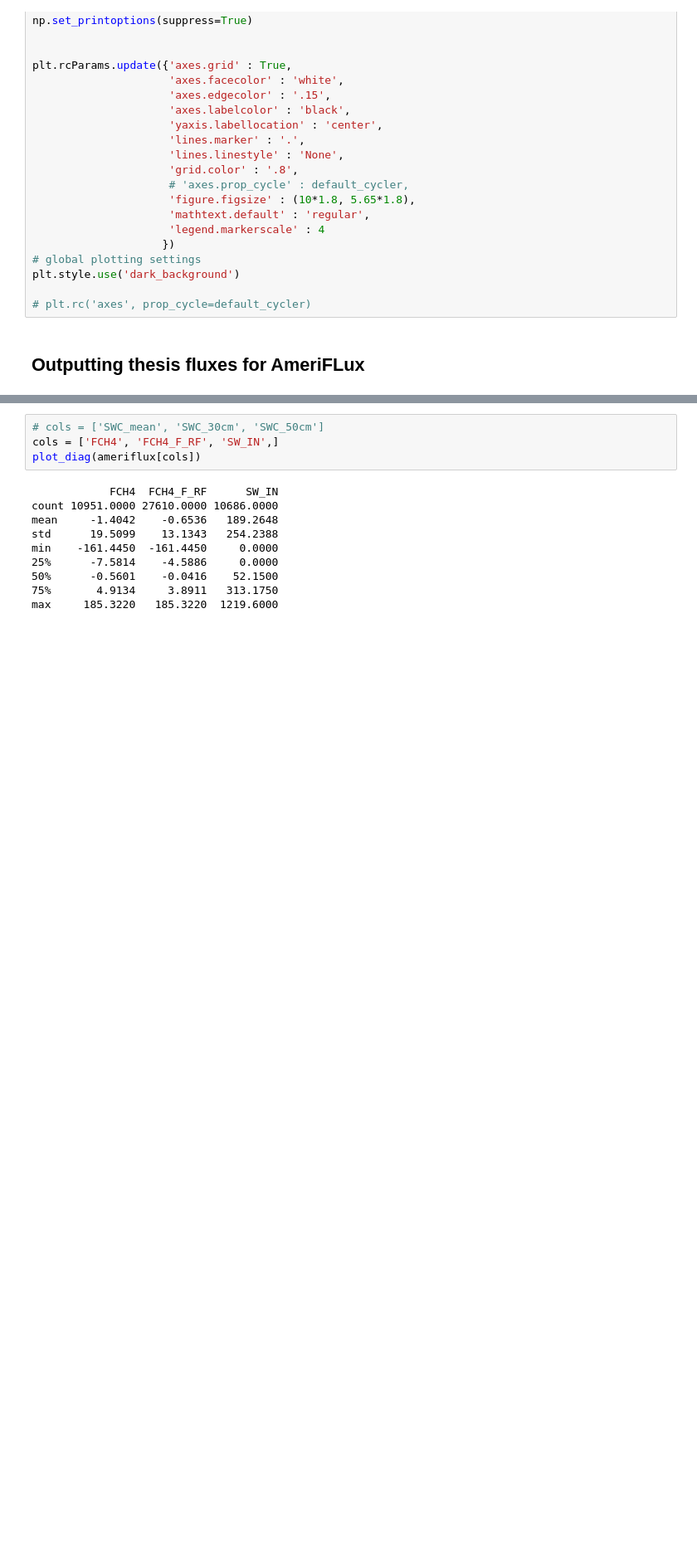
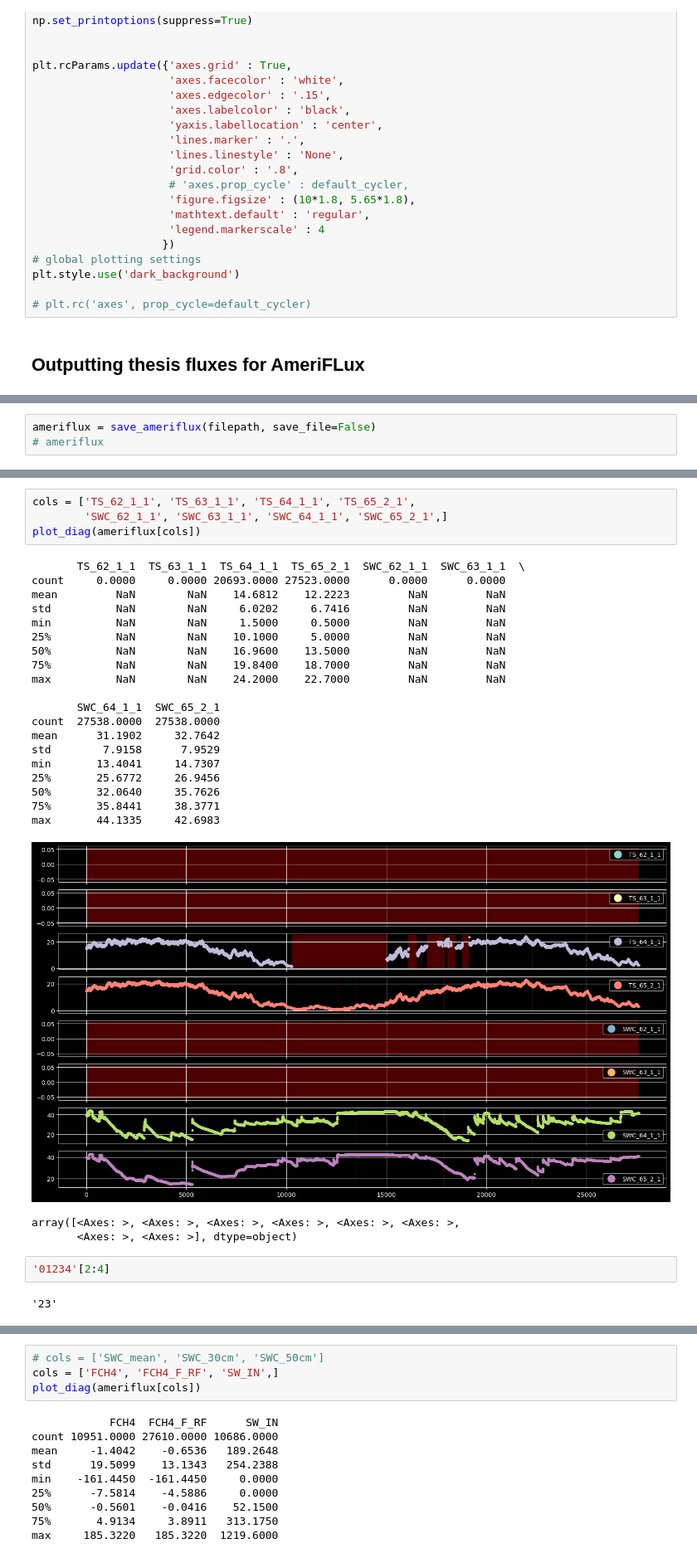
Before and after one commit to ottobriner/atmos-flux-data, a Jupyter notebook: atmos-output.ipynb, the cells around one changed output, grey strips where cells are left out. Shown at 83% size. Drawn from its saved outputs; the diff is of its cells as text; blank space fills up the shorter version.

```diff
--- a/atmos-output.ipynb
+++ b/atmos-output.ipynb
@@ -44,0 +47,3 @@ ameriflux = save_ameriflux(filepath, save_file=True)
+# %%
+ameriflux = save_ameriflux(filepath, save_file=False)
+# ameriflux
@@ -45 +61,32 @@ ameriflux = save_ameriflux(filepath, save_file=True)
+# %%
+cols = ['TS_62_1_1', 'TS_63_1_1', 'TS_64_1_1', 'TS_65_2_1',
+        'SWC_62_1_1', 'SWC_63_1_1', 'SWC_64_1_1', 'SWC_65_2_1',]
+plot_diag(ameriflux[cols])
+# %% [output]
+       TS_62_1_1  TS_63_1_1  TS_64_1_1  TS_65_2_1  SWC_62_1_1  SWC_63_1_1  \
+count     0.0000     0.0000 20693.0000 27523.0000      0.0000      0.0000
+mean         NaN        NaN    14.6812    12.2223         NaN         NaN
+std          NaN        NaN     6.0202     6.7416         NaN         NaN
+min          NaN        NaN     1.5000     0.5000         NaN         NaN
+25%          NaN        NaN    10.1000     5.0000         NaN         NaN
+50%          NaN        NaN    16.9600    13.5000         NaN         NaN
+75%          NaN        NaN    19.8400    18.7000         NaN         NaN
+max          NaN        NaN    24.2000    22.7000         NaN         NaN
+
+       SWC_64_1_1  SWC_65_2_1
+count  27538.0000  27538.0000
+mean      31.1902     32.7642
+std        7.9158      7.9529
+min       13.4041     14.7307
+25%       25.6772     26.9456
+50%       32.0640     35.7626
+75%       35.8441     38.3771
+max       44.1335     42.6983
+[figure, added]
+array([<Axes: >, <Axes: >, <Axes: >, <Axes: >, <Axes: >, <Axes: >,
+       <Axes: >, <Axes: >], dtype=object)
+# %%
+'01234'[2:4]
+# %% [output]
+'23'
 # %%
```
Also changed, not shown: parts of 9 cells of this notebook, 1 other file.
